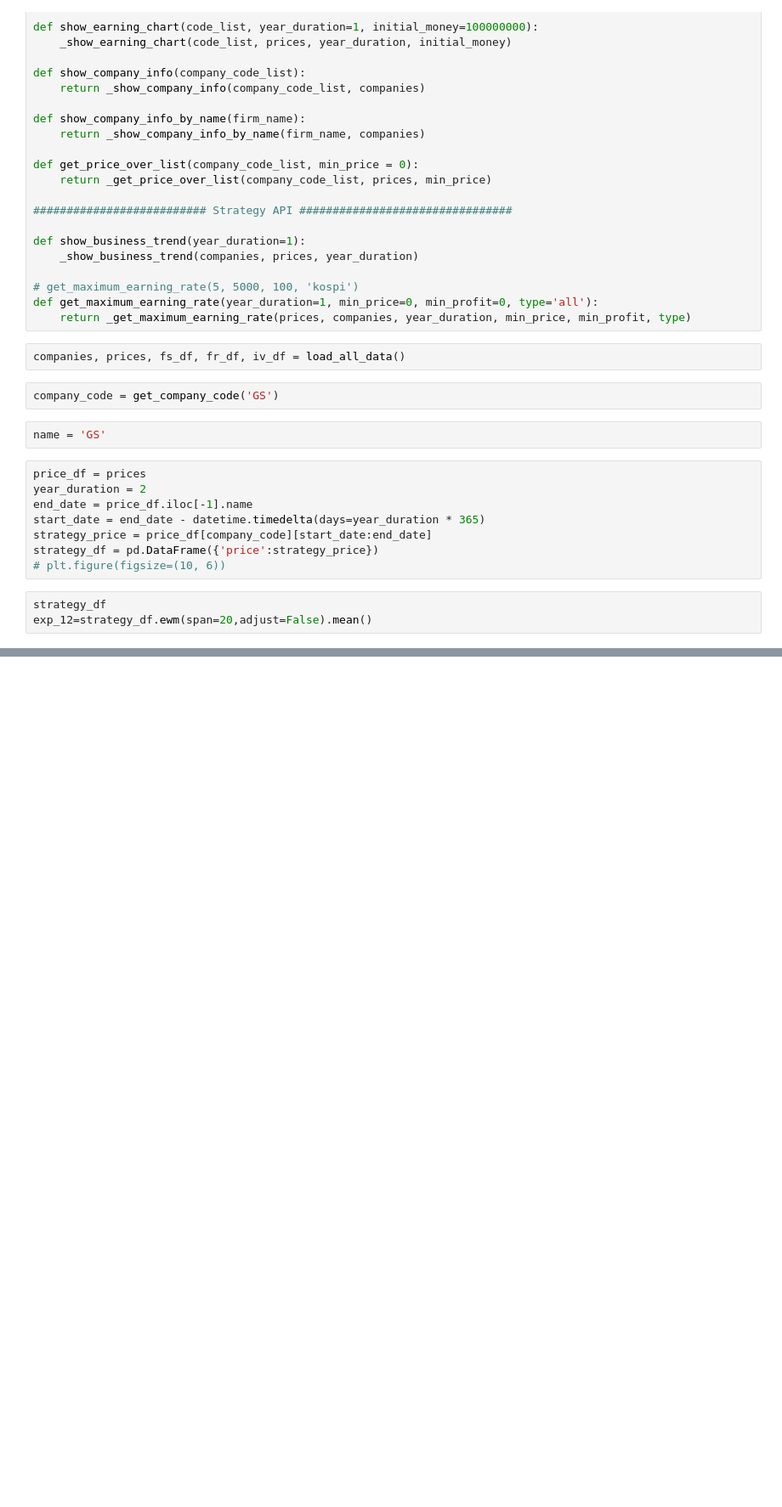
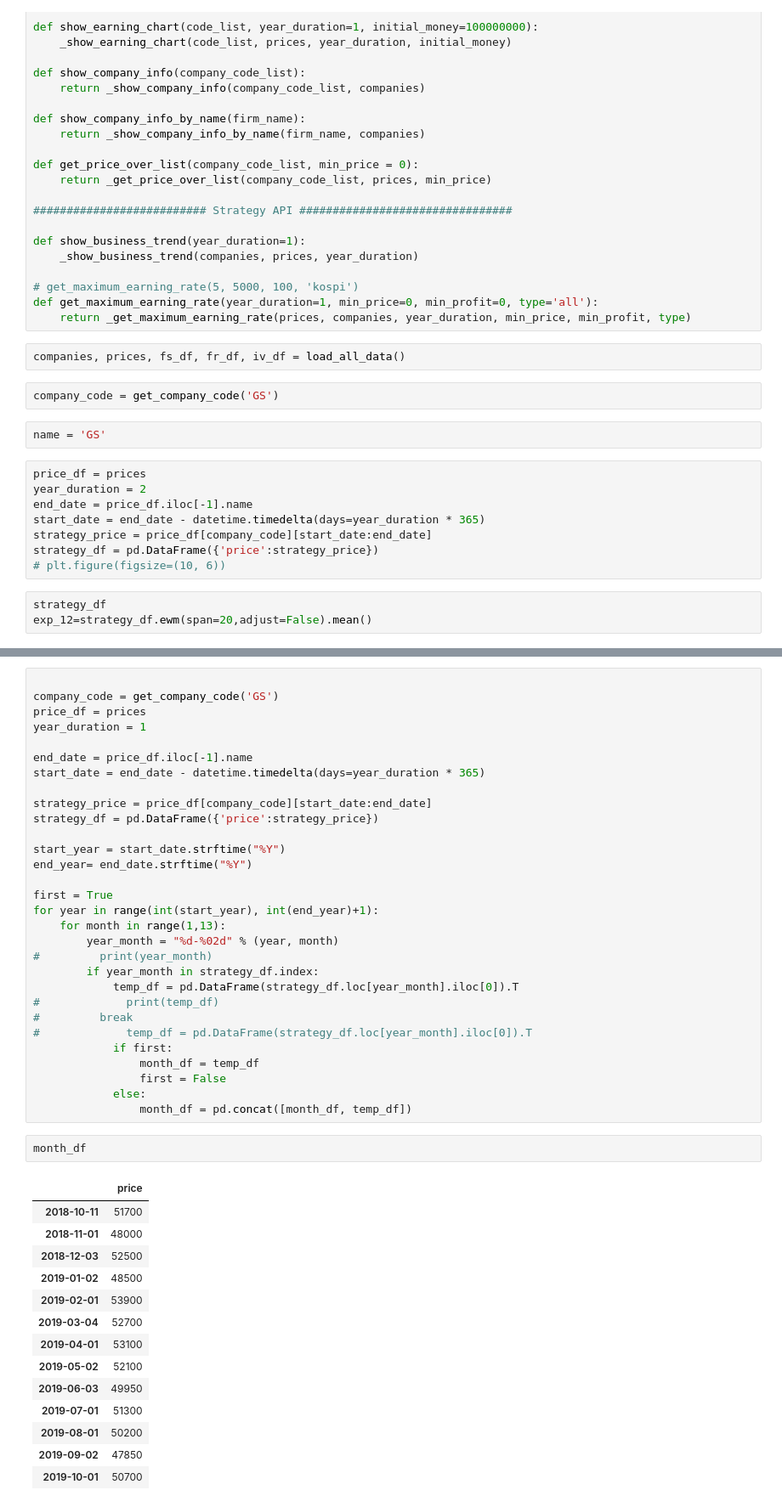
Before and after one commit to neosuperprogrammer/Quant, a Jupyter notebook: neo_strategy_test1.ipynb, the cells around one changed output, grey strips where cells are left out. Shown at 85% size. Cells and saved outputs as stored; diff of their text form; blank space fills up the shorter version.

```diff
--- a/neo_strategy_test1.ipynb
+++ b/neo_strategy_test1.ipynb
@@ -907,0 +1074,47 @@ len(max)
+# %%
+
+company_code = get_company_code('GS')
+price_df = prices
+year_duration = 1
+
+end_date = price_df.iloc[-1].name
+start_date = end_date - datetime.timedelta(days=year_duration * 365)
+
+strategy_price = price_df[company_code][start_date:end_date]
+strategy_df = pd.DataFrame({'price':strategy_price})
+
+start_year = start_date.strftime("%Y")
+end_year= end_date.strftime("%Y")
+
+first = True
+for year in range(int(start_year), int(end_year)+1):
+    for month in range(1,13):
+        year_month = "%d-%02d" % (year, month)
+#         print(year_month)
+        if year_month in strategy_df.index:
+            temp_df = pd.DataFrame(strategy_df.loc[year_month].iloc[0]).T
+#             print(temp_df)
+#         break
+#             temp_df = pd.DataFrame(strategy_df.loc[year_month].iloc[0]).T
+            if first:
+                month_df = temp_df
+                first = False
+            else:
+                month_df = pd.concat([month_df, temp_df])
+# %%
+month_df
+# %% [output]
+|  | price |
+| 2018-10-11 | 51700 |
+| 2018-11-01 | 48000 |
+| 2018-12-03 | 52500 |
+| 2019-01-02 | 48500 |
+| 2019-02-01 | 53900 |
+| 2019-03-04 | 52700 |
+| 2019-04-01 | 53100 |
+| 2019-05-02 | 52100 |
+| 2019-06-03 | 49950 |
+| 2019-07-01 | 51300 |
+| 2019-08-01 | 50200 |
+| 2019-09-02 | 47850 |
+| 2019-10-01 | 50700 |
```
Also changed, not shown: parts of 7 cells of this notebook, 1 other file.
